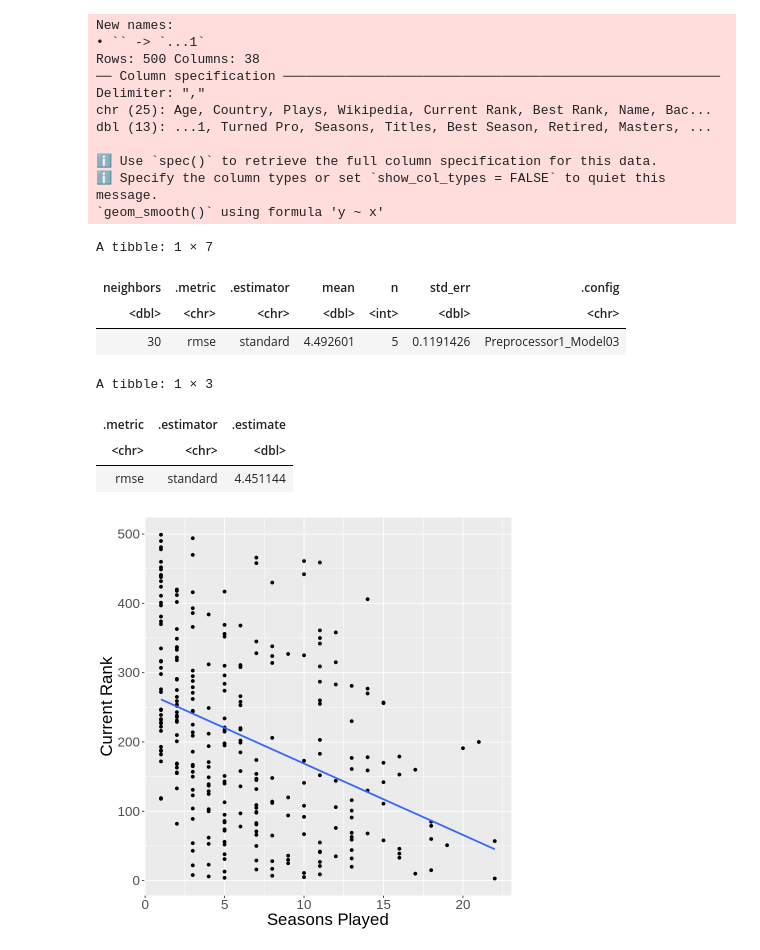
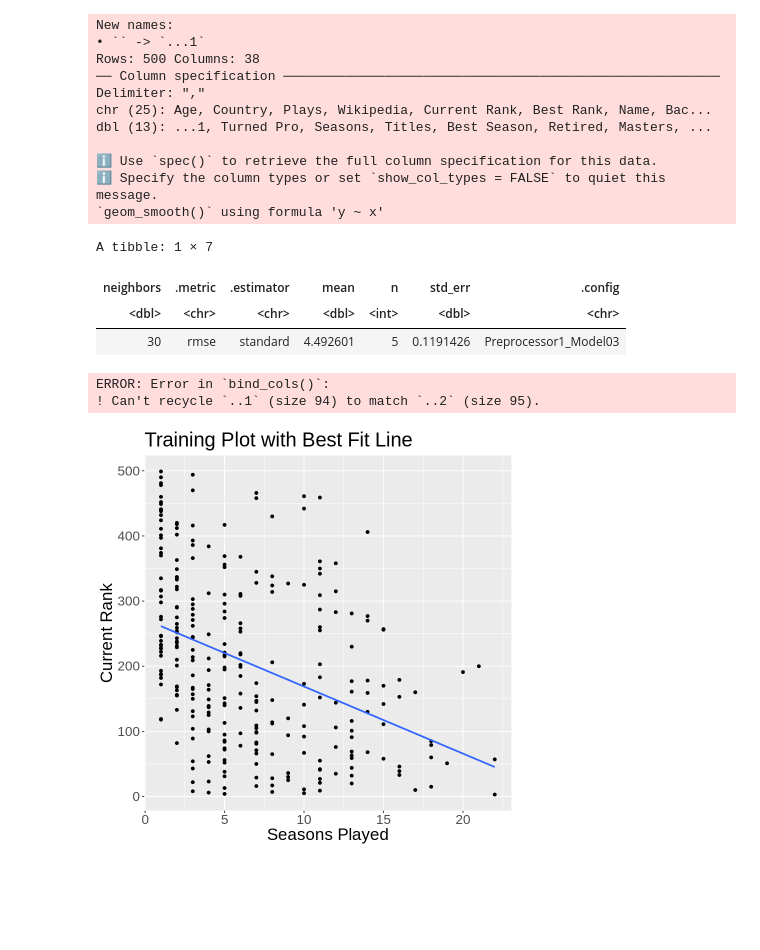
Before and after one commit to jialiu03/group21_project, a Jupyter notebook: project_code.ipynb, the cells around one changed output. Saved outputs shown, nothing was run; the diff lists cells and outputs as text; code cells hidden in the pictures; blank space fills up the shorter version.

Commit message:
New error in bind_cols()

```diff
--- a/project_code.ipynb
+++ b/project_code.ipynb
@@ -25,7 +25,8 @@ player_train_plot <- player_train |>
         xlab("Seasons Played") +
         ylab("Current Rank") +
         theme(text = element_text(size = 20)) +
-        geom_smooth(method = "lm", se = FALSE)
+        geom_smooth(method = "lm", se = FALSE) +
+        ggtitle("Training Plot with Best Fit Line")
 player_train_plot
 
 # linear regression
@@ -64,36 +65,34 @@ player_min <- player_workflow |>
 player_min
 
 player_spec <- nearest_neighbor(weight_func = "rectangular", neighbors = 30) |>
     set_engine("kknn") |>
     set_mode("regression")
 player_knn_fit <- workflow() |>
     add_recipe(player_recipe) |>
     add_model(player_spec) |>
     fit(data = player_train)
-player_knn_prediction <- player_fit |>
+player_knn_prediction <- player_knn_fit |>
     predict(player_test) |>
     bind_cols(player_test) |>
     metrics(truth = Seasons, estimate = .pred) |>
     filter(.metric == "rmse")
 player_knn_prediction
 # %% [output]
 New names:
 • `` -> `...1`
 Rows: 500 Columns: 38
 ── Column specification ────────────────────────────────────────────────────────
 Delimiter: ","
 chr (25): Age, Country, Plays, Wikipedia, Current Rank, Best Rank, Name, Bac...
 dbl (13): ...1, Turned Pro, Seasons, Titles, Best Season, Retired, Masters, ...
 
 ℹ Use `spec()` to retrieve the full column specification for this data.
 ℹ Specify the column types or set `show_col_types = FALSE` to quiet this message.
 `geom_smooth()` using formula 'y ~ x'
 A tibble: 1 × 7
 | neighbors | .metric | .estimator | mean | n | std_err | .config |
 | <dbl> | <chr> | <chr> | <dbl> | <int> | <dbl> | <chr> |
 | 30 | rmse | standard | 4.492601 | 5 | 0.1191426 | Preprocessor1_Model03 |
-A tibble: 1 × 3
+ERROR: Error in `bind_cols()`:
+! Can't recycle `..1` (size 94) to match `..2` (size 95).
-| .metric | .estimator | .estimate |
-| <chr> | <chr> | <dbl> |
-| rmse | standard | 4.451144 |
-[figure, old version]
+[figure, new version]
```
